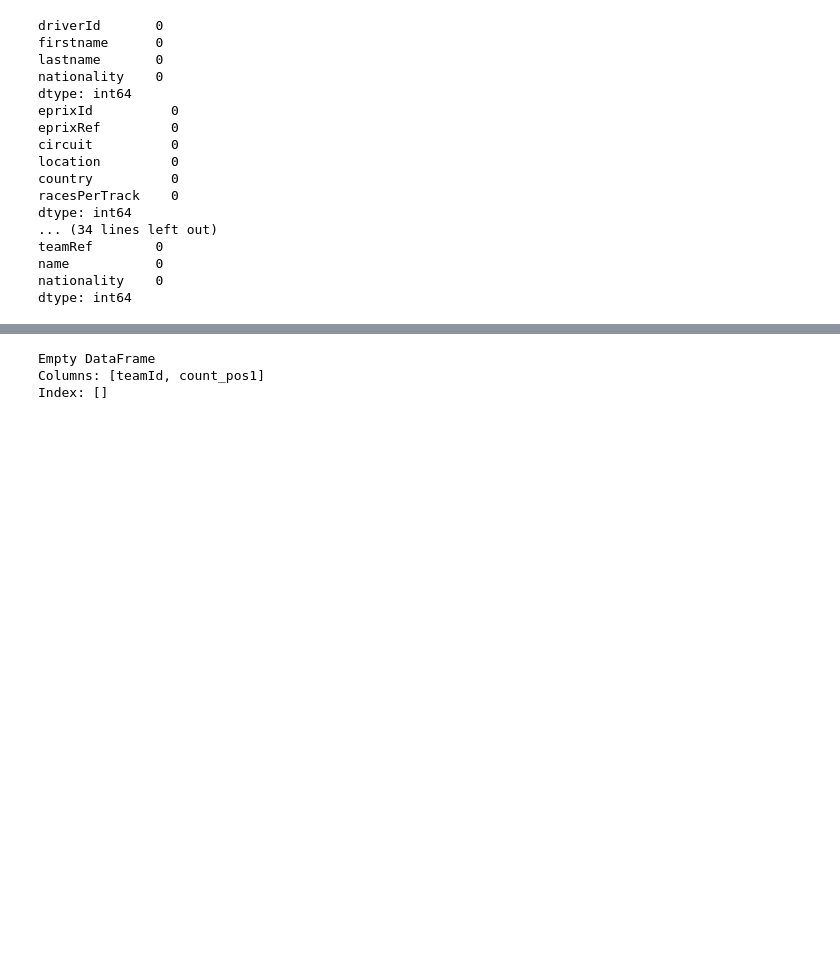
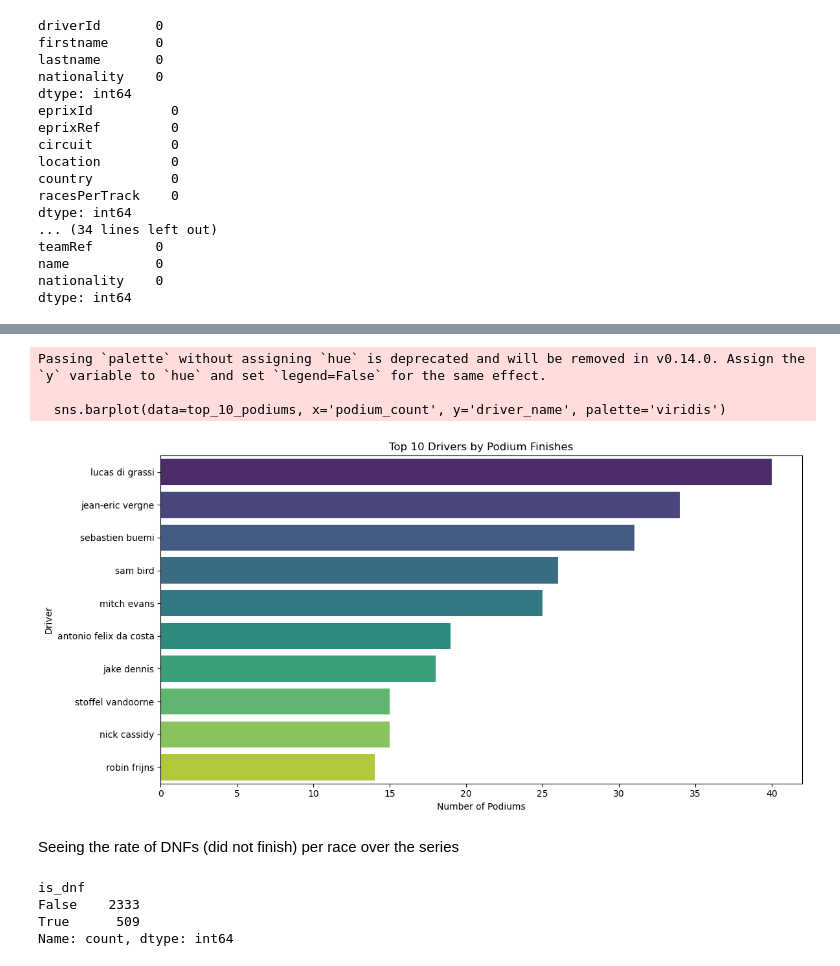
Before and after one commit to shaw-jonathan/Formula-E_Points_Analysis, a Jupyter notebook: M1 Capstone Project .ipynb, the cells around one changed output, grey strips where cells are left out. Cells and saved outputs as stored; diff of their text form; code cells hidden in the pictures; blank space fills up the shorter version.

```diff
--- a/M1 Capstone Project .ipynb
+++ b/M1 Capstone Project .ipynb
@@ -192,5 +361,28 @@ print(driver_ids)
+# %%
+top_10_podiums['driver_name'] = top_10_podiums['firstname'] + ' ' + top_10_podiums['lastname']
+
+# Plot
+plt.figure(figsize=(12, 6))
+sns.barplot(data=top_10_podiums, x='podium_count', y='driver_name', palette='viridis')
+
+plt.title('Top 10 Drivers by Podium Finishes')
+plt.xlabel('Number of Podiums')
+plt.ylabel('Driver')
+plt.tight_layout()
+plt.show()
+# %% [output]
+Passing `palette` without assigning `hue` is deprecated and will be removed in v0.14.0. Assign the `y` variable to `hue` and set `legend=False` for the same effect.
+
+  sns.barplot(data=top_10_podiums, x='podium_count', y='driver_name', palette='viridis')
+[figure, added]
+# %% [markdown]
+Seeing the rate of DNFs (did not finish) per race over the series
 # %%
+combined_results['is_dnf'] = combined_results['pos'].isna()
+
+combined_results['is_dnf'].value_counts()
 # %% [output]
-Empty DataFrame
-Columns: [teamId, count_pos1]
-Index: []
+is_dnf
+False    2333
+True      509
+Name: count, dtype: int64
```
Also changed, not shown: parts of 64 cells of this notebook, 11 other files.
